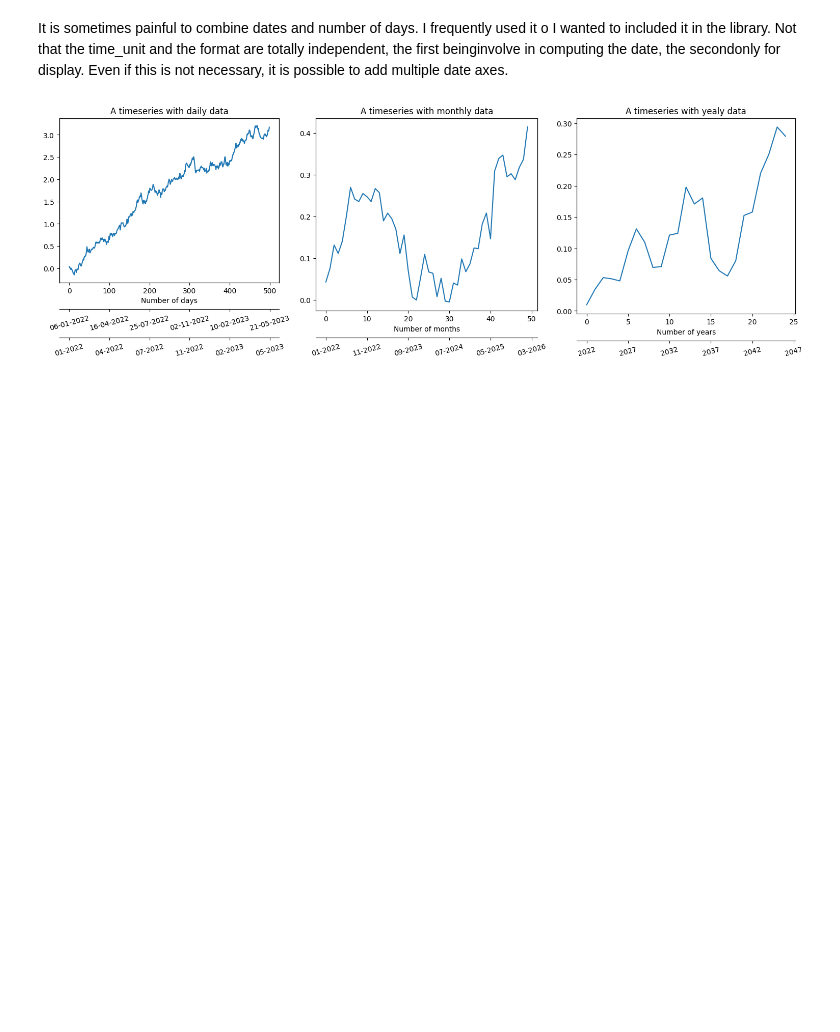
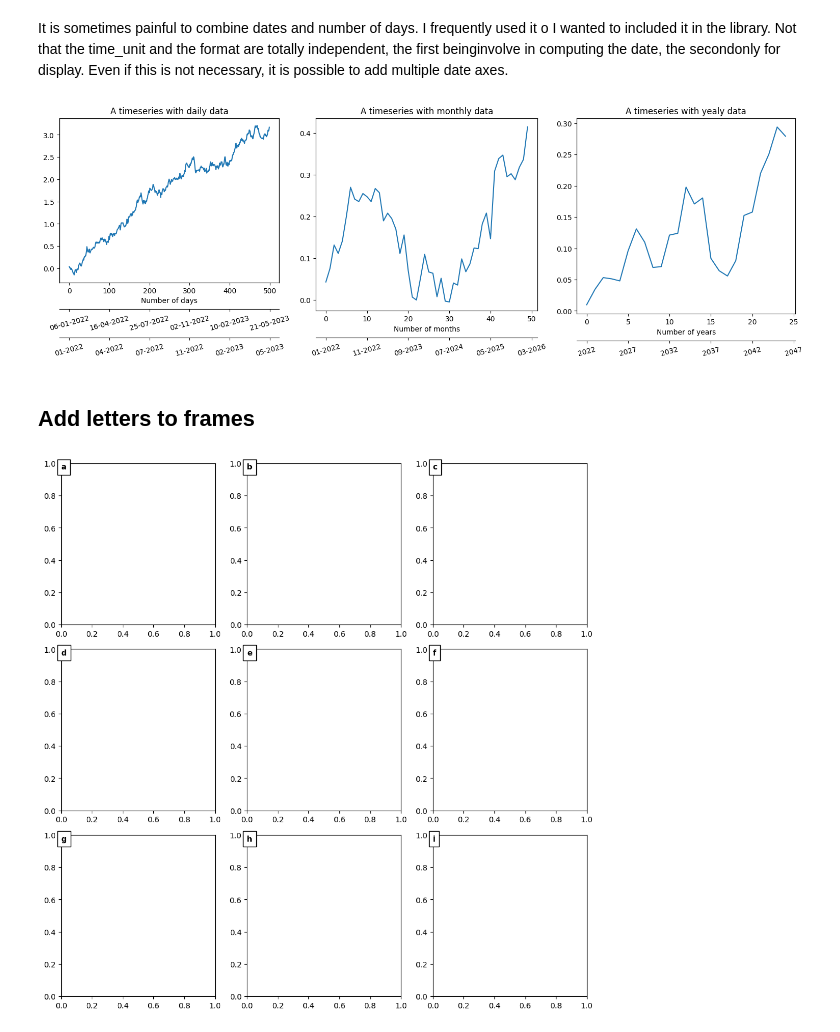
Before and after one commit to antoinecollet5/nested_grid_plotter, a Jupyter notebook: tutorials/utils.ipynb, the cells around one changed output. Cells and saved outputs as stored; diff of their text form; code cells hidden in the pictures; blank space fills up the shorter version.

```diff
--- a/tutorials/utils.ipynb
+++ b/tutorials/utils.ipynb
@@ -416,3 +416,13 @@ ax3 = ngp.add_xaxis_twin_as_date(
 )
 # %% [output]
 [figure]
+# %% [markdown]
+## Add letters to frames
+# %%
+plotter = ngp.NestedGridPlotter(
+    fig_params={"constrained_layout": True, "figsize": (10, 10)},
+    subfigs_params={"ncols": 3, "nrows": 3},
+)
+ngp.add_letter_to_frames(plotter.axes)
+# %% [output]
+[figure, added]
```
Also changed, not shown: parts of 3 cells of this notebook, 8 other files.
